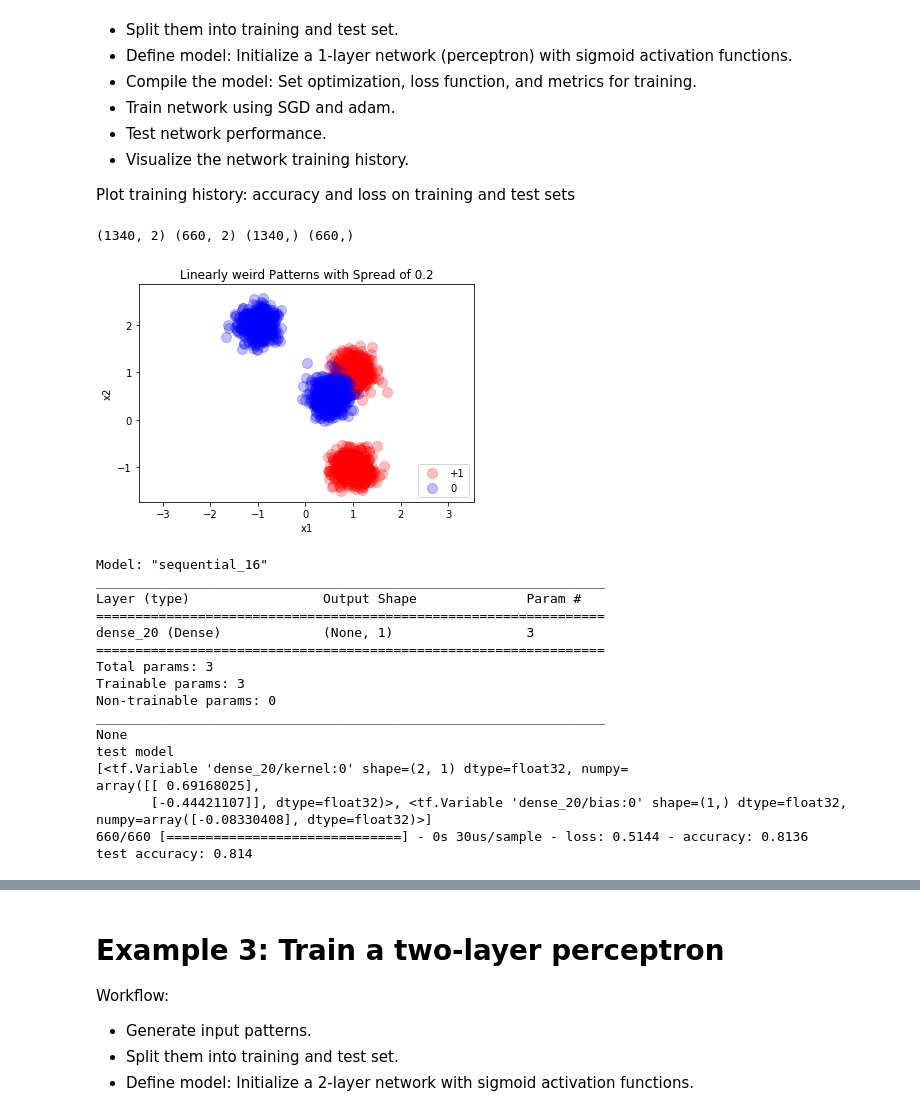
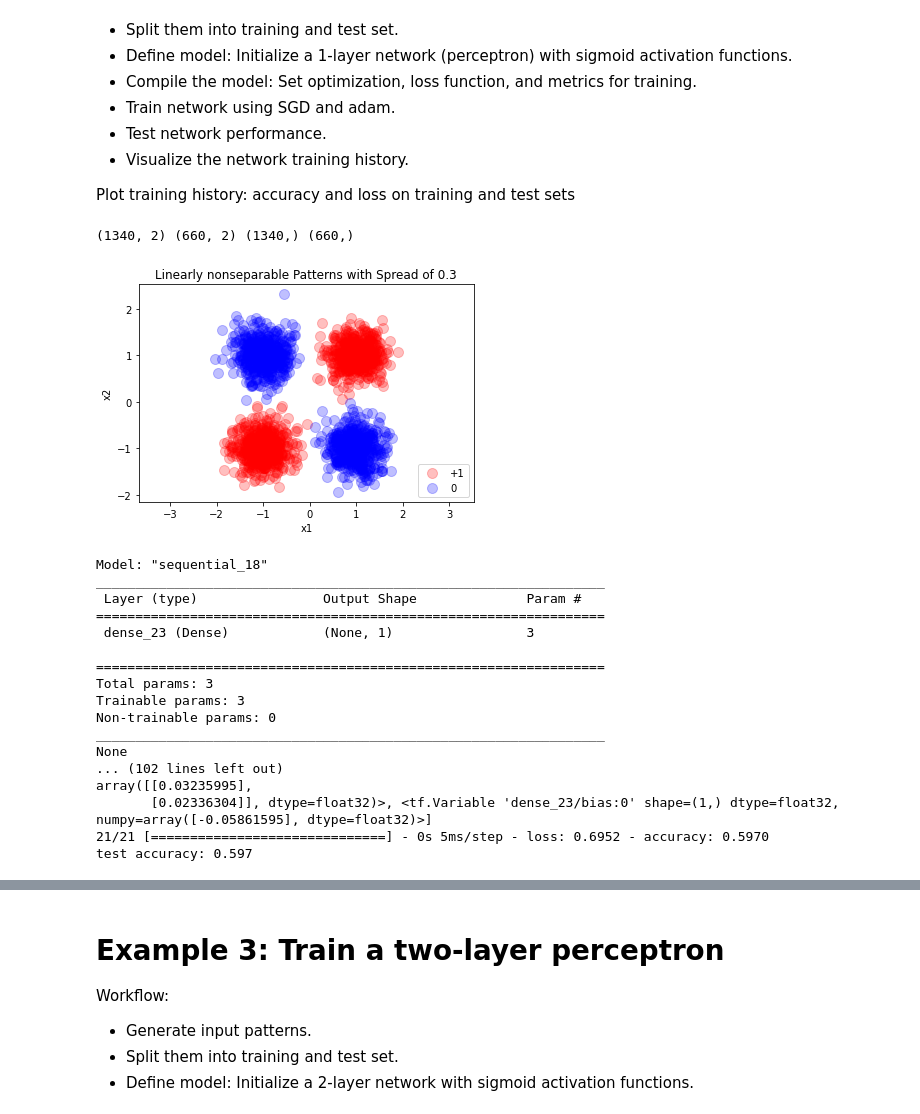
Before and after one commit to jsearcy1/AppliedMathNotebooks, a Jupyter notebook: MATH410/MATH410_tf_XOR_2L_perceptron0.ipynb, the cells around one changed output, grey strips where cells are left out. Cells and saved outputs as stored; diff of their text form; code cells hidden in the pictures.

```diff
--- a/MATH410/MATH410_tf_XOR_2L_perceptron0.ipynb
+++ b/MATH410/MATH410_tf_XOR_2L_perceptron0.ipynb
@@ -146,20 +146,21 @@ Workflow:
 Plot training history: accuracy and loss on training and test sets
 # %%
 # generate patterns
-X,y=generate_patterns(spread=0.2,N=2,p1=1000,p2=1000,option='weird',plot=True)
+X,y=generate_patterns(spread=0.3,N=2,p1=1000,p2=1000,option='nonseparable',plot=True)
 # split into training and test sets
-
+X_train,X_test,y_train,y_test=train_test_split(X,y,test_size=0.33)
 print(X_train.shape,X_test.shape,y_train.shape,y_test.shape)
 # dimensions of input features
 n_patterns,n_features=X.shape
 # %% [output]
 (1340, 2) (660, 2) (1340,) (660,)
-[figure, old version]
+[figure, new version]
 # %%
 
 
 # define model
-
+model=Sequential()
+model.add(Dense(1,activation='sigmoid',kernel_initializer='he_normal',input_shape=(n_features,)))
 
 # 'he_normal" draws weights from a gaussian with mean zero and standard deviation sqrt(2)/fan_in, where
 # fan_in is the number of input units
@@ -172,39 +173,44 @@ n_patterns,n_features=X.shape
 
 # compile model
 
-# model.compile(optimizer='adam',loss='binary_crossentropy',metrics=['accuracy'])
+# model.compile(optimizer='SGD',loss='binary_crossentropy',metrics=['accuracy'])
+model.compile(optimizer='adam',loss='binary_crossentropy',metrics=['accuracy'])
 print(model.summary())
 
 # fit the model
-
+# history=model.fit(X_train,y_train,epochs=10,batch_size=32,verbose=1)
 # early stopping
 
 # define the early stopping with a callback
+X_train0,X_val,y_train0,y_val=train_test_split(X_train,y_train,test_size=0.33)
+cb=tf.keras.callbacks.EarlyStopping(monitor='val_accuracy',mode='max',patience=10)
+# evaluate the model
+history=model.fit(X_train0,y_train0,epochs=1000,validation_data=(X_val,y_val),batch_size=32,callbacks=[cb],verbose=1)
 
 
-# evaluate the model
 print('test model')
 print(model.trainable_variables)
 
+loss,acc=model.evaluate(X_test,y_test,verbose=1)
 print('test accuracy: %.3f' % acc)
 # %% [output]
-Model: "sequential_16"
+Model: "sequential_18"
 _________________________________________________________________
-Layer (type)                 Output Shape              Param #
+ Layer (type)                Output Shape              Param #
 =================================================================
-dense_20 (Dense)             (None, 1)                 3
+ dense_23 (Dense)            (None, 1)                 3
+
 =================================================================
 Total params: 3
 Trainable params: 3
 Non-trainable params: 0
 _________________________________________________________________
 None
-test model
-[<tf.Variable 'dense_20/kernel:0' shape=(2, 1) dtype=float32, numpy=
-array([[ 0.69168025],
-       [-0.44421107]], dtype=float32)>, <tf.Variable 'dense_20/bias:0' shape=(1,) dtype=float32, numpy=array([-0.08330408], dtype=float32)>]
-660/660 [==============================] - 0s 30us/sample - loss: 0.5144 - accuracy: 0.8136
-test accuracy: 0.814
+... (102 lines left out)
+array([[0.03235995],
+       [0.02336304]], dtype=float32)>, <tf.Variable 'dense_23/bias:0' shape=(1,) dtype=float32, numpy=array([-0.05861595], dtype=float32)>]
+21/21 [==============================] - 0s 5ms/step - loss: 0.6952 - accuracy: 0.5970
+test accuracy: 0.597
 # %%
 print(history.history.keys())
 # plot training and validation accuracy
```
Also changed, not shown: parts of 4 cells of this notebook, 1 other file.
